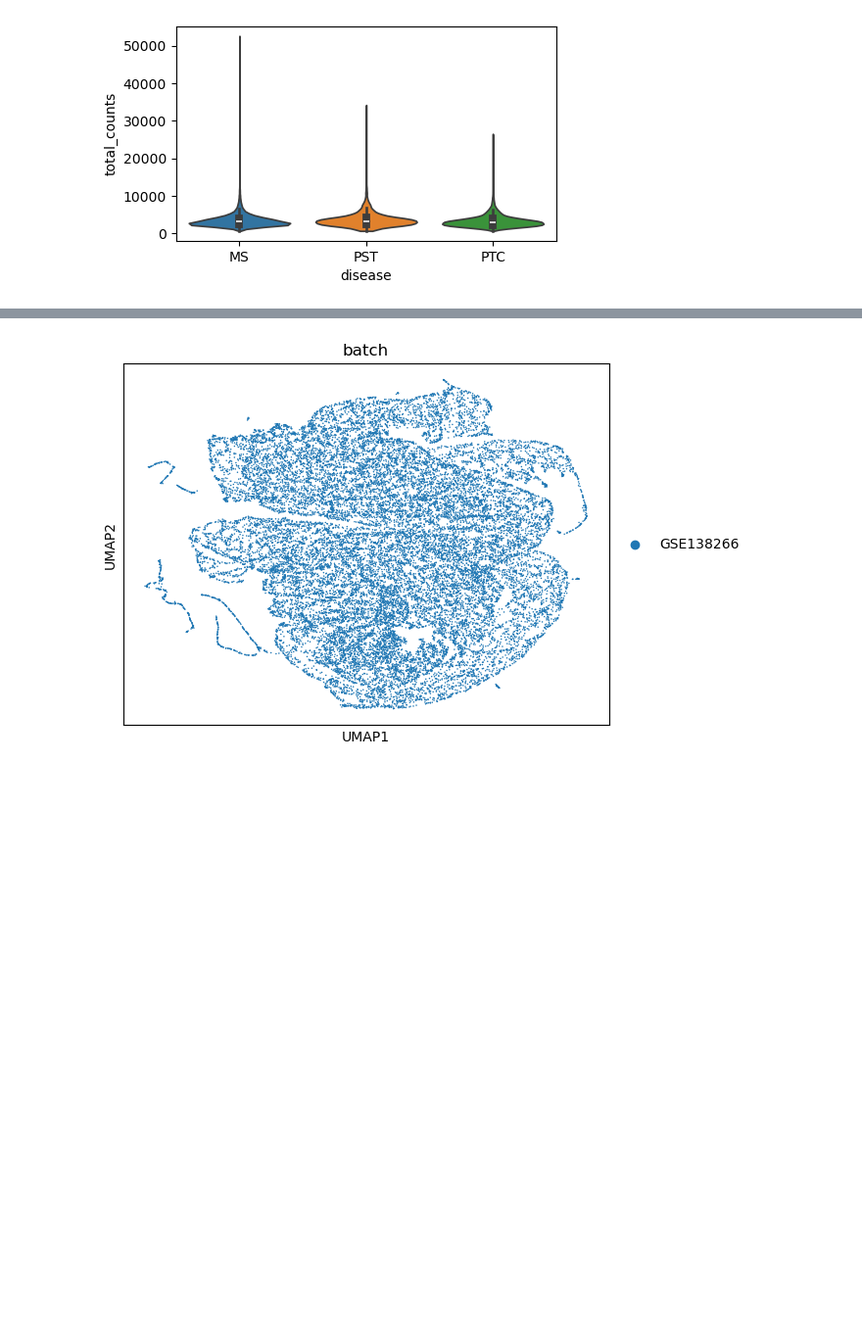
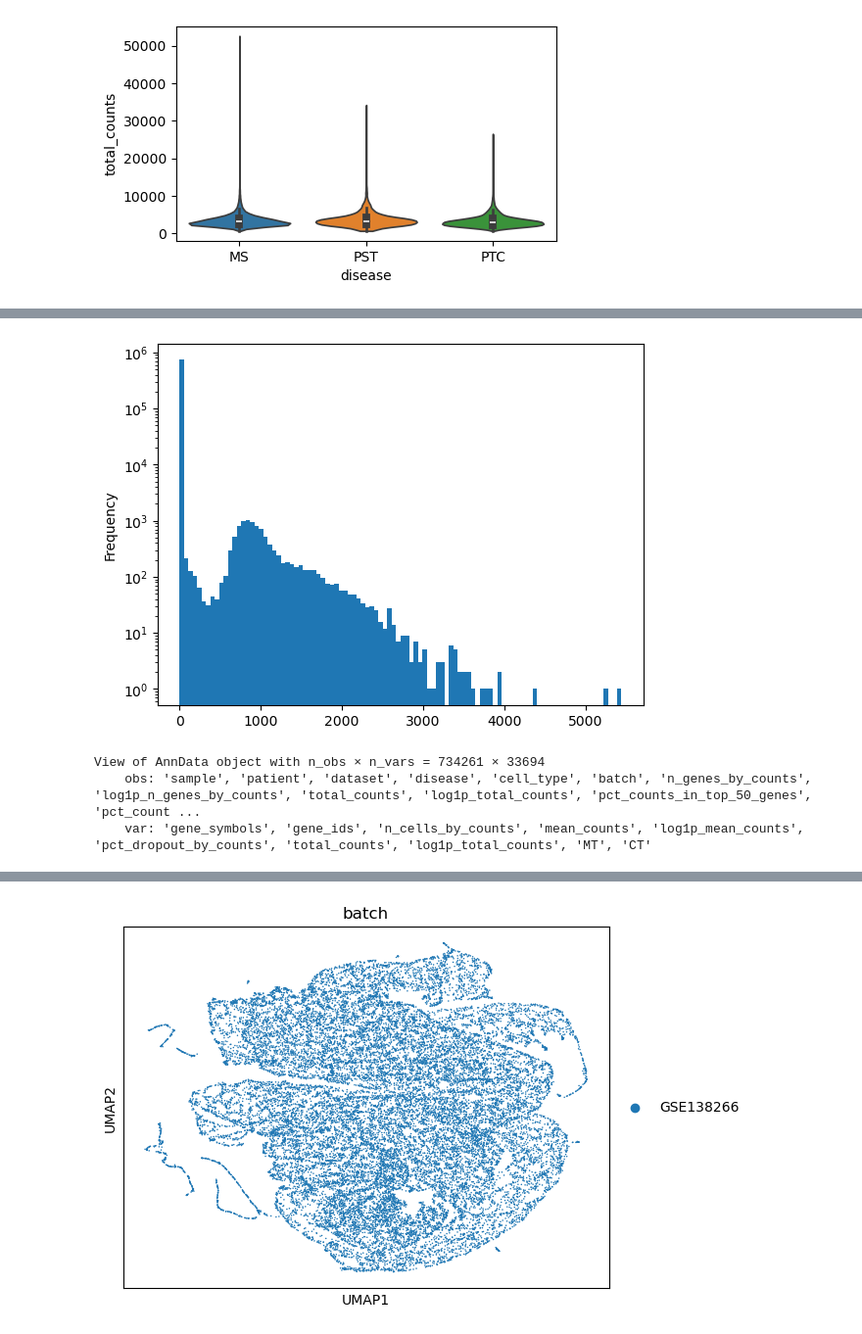
Before and after one commit to multi-omics-integration-for-MS/MS-GEO-Datasets, a Jupyter notebook: GSE138266/GSE138266_EDA.ipynb, the cells around one changed output, grey strips where cells are left out. Shown at 98% size. Saved outputs shown, nothing was run; the diff lists cells and outputs as text; code cells hidden in the pictures; blank space fills up the shorter version.

```diff
--- a/GSE138266/GSE138266_EDA.ipynb
+++ b/GSE138266/GSE138266_EDA.ipynb
@@ -198,0 +246,13 @@ adatas_list = [adata_pbmc_ms, adata_csf_ms, adata_pbmc_pst, adata_pbmc_ptc, adat
+# %%
+adata_csf_pst.obs['n_genes_by_counts'].plot(kind='hist', bins=100, log=True);
+# %% [output]
+[figure, added]
+# %%
+# remouve from the adata_csf_pst cells with less than 200 genes
+adata_csf_pst_restricted = adata_csf_pst[adata_csf_pst.obs['n_genes_by_counts'] < 10]
+adata_csf_pst_restricted = adata_csf_pst_restricted[adata_csf_pst_restricted.obs['total_counts'] < 10]
+adata_csf_pst_restricted
+# %% [output]
+View of AnnData object with n_obs × n_vars = 734261 × 33694
+    obs: 'sample', 'patient', 'dataset', 'disease', 'cell_type', 'batch', 'n_genes_by_counts', 'log1p_n_genes_by_counts', 'total_counts', 'log1p_total_counts', 'pct_counts_in_top_50_genes', 'pct_count ...
+    var: 'gene_symbols', 'gene_ids', 'n_cells_by_counts', 'mean_counts', 'log1p_mean_counts', 'pct_dropout_by_counts', 'total_counts', 'log1p_total_counts', 'MT', 'CT'
```
Also changed, not shown: parts of 11 cells of this notebook.
